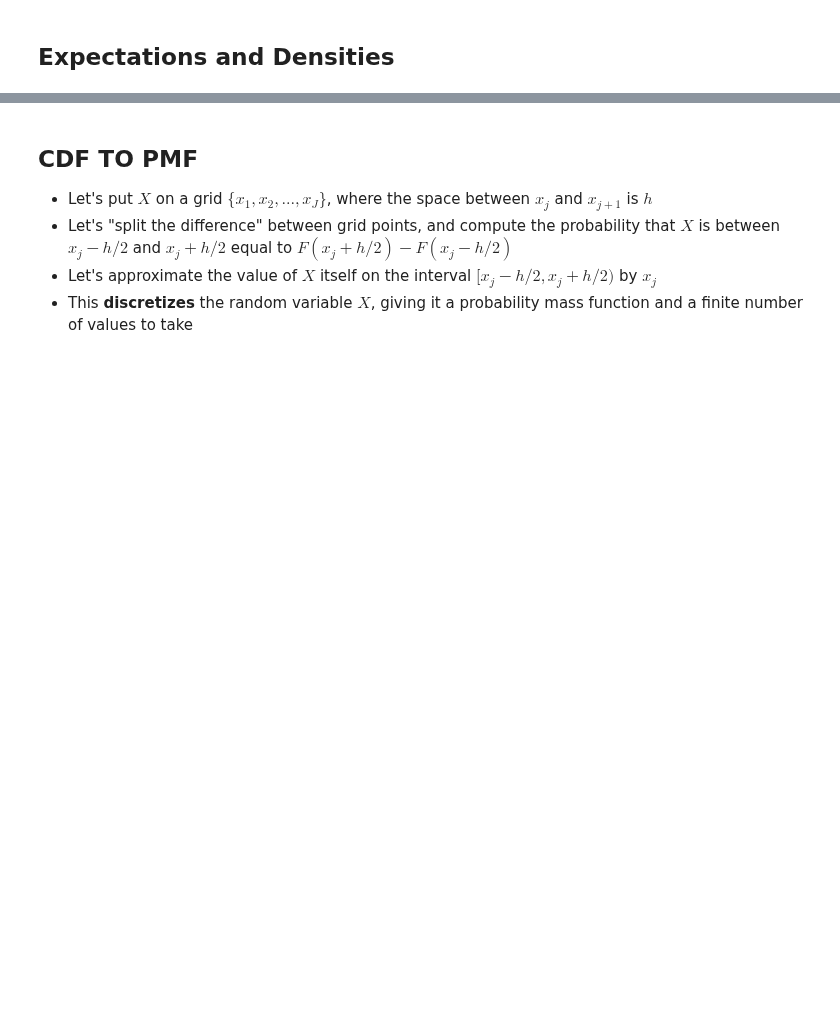
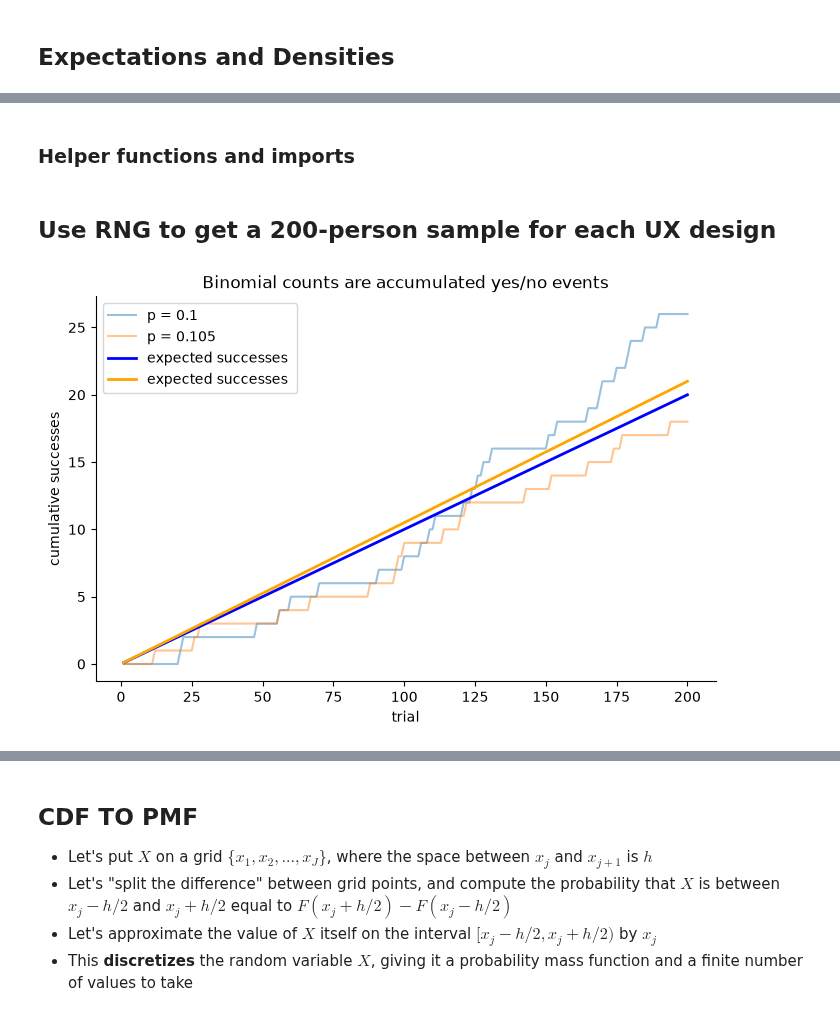
Before and after one commit to HSweazey/UU_F26_templates, a Jupyter notebook: Week04/cdf_and_pdf.ipynb, the cells around one changed output, grey strips where cells are left out. Saved outputs shown, nothing was run; the diff lists cells and outputs as text; code cells hidden in the pictures; blank space fills up the shorter version.

```diff
--- a/Week04/cdf_and_pdf.ipynb
+++ b/Week04/cdf_and_pdf.ipynb
@@ -6,0 +21,13 @@
+# %% [markdown]
+### Helper functions and imports
+# %%
+import numpy as np
+import pandas as pd
+import matplotlib.pyplot as plt
+from scipy import stats
+
+rng = np.random.default_rng(20260717)
+
+plt.rcParams["figure.figsize"] = (8, 5)
+plt.rcParams["axes.spines.top"] = False
+plt.rcParams["axes.spines.right"] = False
@@ -6,0 +69,30 @@
+# %% [markdown]
+## Use RNG to get a 200-person sample for each UX design
+# %%
+
+# Using RNG, build a sample with p = 0.1 and a second sample with p = 0.105, each with N = 200.
+N = 200
+pA = 0.1
+pB = 0.105
+
+#### 1 bernoulli trial, with p = p_A, repeated N times, and then summed to get the cumulative successes. Do the same for p_B.
+sampleA = rng.binomial(1, pA, size= N)
+sampleB = rng.binomial(1, pB, size= N)
+
+trial_pathsA = sampleA.cumsum() #summing along the trial axis to get cumulative successes
+trial_pathsB = sampleB.cumsum()
+# Make a plot of the running trials and compare.
+fig, ax = plt.subplots()
+ax.plot(np.arange(1, N + 1), trial_pathsA.T, alpha=0.45, c="tab:blue", label=f"p = {pA}")
+ax.plot(np.arange(1, N + 1), trial_pathsB.T, alpha=0.45, c="tab:orange", label=f"p = {pB}")
+ax.plot(np.arange(1, N + 1), pA * np.arange(1, N + 1), color="blue", lw=2, label="expected successes ")
+ax.plot(np.arange(1, N + 1), pB * np.arange(1, N + 1), color="orange", lw=2, label="expected successes")
+
+
+ax.set_title("Binomial counts are accumulated yes/no events")
+ax.set_xlabel("trial")
+ax.set_ylabel("cumulative successes")
+ax.legend()
+plt.show()
+# %% [output]
+[figure, added]
```
Also changed, not shown: parts of 24 cells of this notebook, 3 other files.
